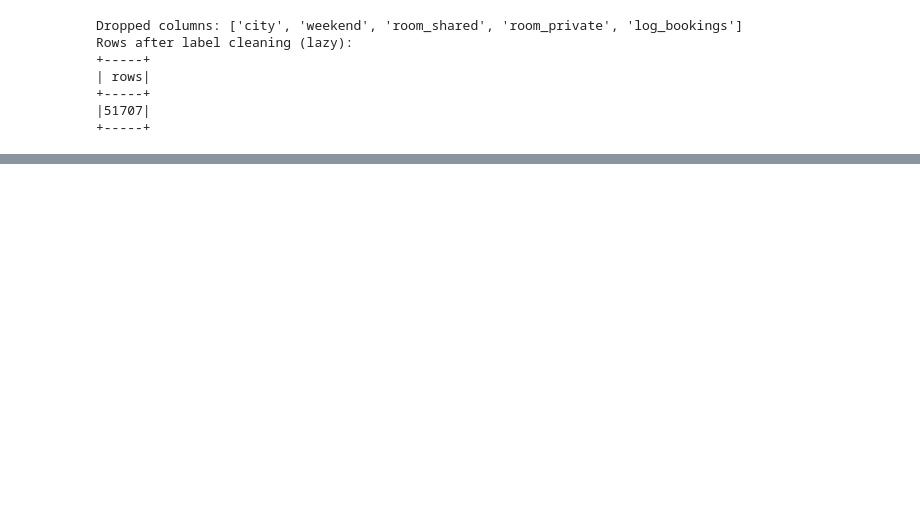
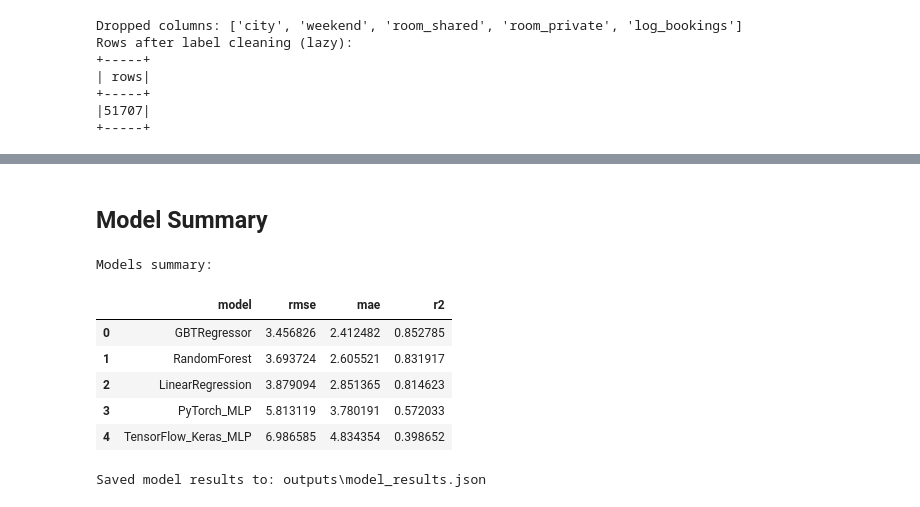
Before and after one commit to andresrogers/airbnb_bookings_price_demand_elasticity_pyspark, a Jupyter notebook: notebooks/03_demand_forecasting.ipynb, the cells around one changed output, grey strips where cells are left out. Cells and saved outputs as stored; diff of their text form; code cells hidden in the pictures; blank space fills up the shorter version.

```diff
--- a/notebooks/03_demand_forecasting.ipynb
+++ b/notebooks/03_demand_forecasting.ipynb
@@ -251 +236,7 @@ Example numeric cols: ['cat_city_amsterdam', 'cat_city_athens', 'cat_city_barcel
 Pipeline stages ready.
+# %%
+# Create a pandas DataFrame with model metrics and (where available) feature importances
+models_summary_info = pd.DataFrame(columns=[
+    'model', 'rmse', 'mae', 'r2'
+])
+models_summary_info
@@ -262,10 +255,10 @@ def fit_eval(model_name: str, regressor):
 
 # Start with lighter models; scale up once stable
 candidates = [
-    ('LinearRegression', LinearRegression(featuresCol='features', labelCol=label_col, regParam=0.0, elasticNetParam=0.0, maxIter=50)),
-    ('GBTRegressor', GBTRegressor(featuresCol='features', labelCol=label_col, maxIter=80, maxDepth=5, stepSize=0.1, subsamplingRate=0.8, seed=42)),
+    ('LinearRegression', LinearRegression(featuresCol='features', labelCol=label_col, regParam=0.0, elasticNetParam=0.0, maxIter=200)),
+    ('GBTRegressor', GBTRegressor(featuresCol='features', labelCol=label_col, maxIter=200, maxDepth=5, stepSize=0.1, subsamplingRate=0.8, seed=42)),
     # RandomForest can be heavier on some Windows setups; keep it last and modest
-    ('RandomForest', RandomForestRegressor(featuresCol='features', labelCol=label_col, numTrees=50, maxDepth=8, maxBins=64, subsamplingRate=0.8, featureSubsetStrategy='sqrt', seed=42)),
+    ('RandomForest', RandomForestRegressor(featuresCol='features', labelCol=label_col, numTrees=200, maxDepth=8, maxBins=64, subsamplingRate=0.8, featureSubsetStrategy='sqrt', seed=42)),
  ]
 
 results = []
@@ -282,6 +275,8 @@ print('')
 print('Model comparison (sorted by RMSE):')
 for r in results_sorted:
     print(f"- {r['model']}: RMSE={r['rmse']:.4f} | MAE={r['mae']:.4f} | R2={r['r2']:.4f}")
+    # add them to the summary dataframe
+    models_summary_info = pd.concat([models_summary_info, pd.DataFrame([r])], ignore_index=True)
 
 results_sorted
 # %% [output]
@@ -461,0 +1415,28 @@ PyTorch demo RMSE (raw bookings): 5525.016
+# %% [markdown]
+## Model Summary
+# %%
+import json
+
+# Show final summary
+
+models_summary_info.sort_values('rmse', inplace=True, ascending=True, ignore_index=True)
+
+print("Models summary:")
+display(models_summary_info)
+
+# Save as JSON
+out_json = outputs_dir / 'model_results.json'
+out_json.parent.mkdir(parents=True, exist_ok=True)
+with open(out_json, 'w', encoding='utf-8') as f:
+    json.dump(models_summary_info.to_dict(orient='records'), f, indent=2)
+
+print(f"Saved model results to: outputs\model_results.json")
+# %% [output]
+Models summary:
+|  | model | rmse | mae | r2 |
+| 0 | GBTRegressor | 3.456826 | 2.412482 | 0.852785 |
+| 1 | RandomForest | 3.693724 | 2.605521 | 0.831917 |
+| 2 | LinearRegression | 3.879094 | 2.851365 | 0.814623 |
+| 3 | PyTorch_MLP | 5.813119 | 3.780191 | 0.572033 |
+| 4 | TensorFlow_Keras_MLP | 6.986585 | 4.834354 | 0.398652 |
+Saved model results to: outputs\model_results.json
```
Also changed, not shown: parts of 18 cells of this notebook, 1 other file.
